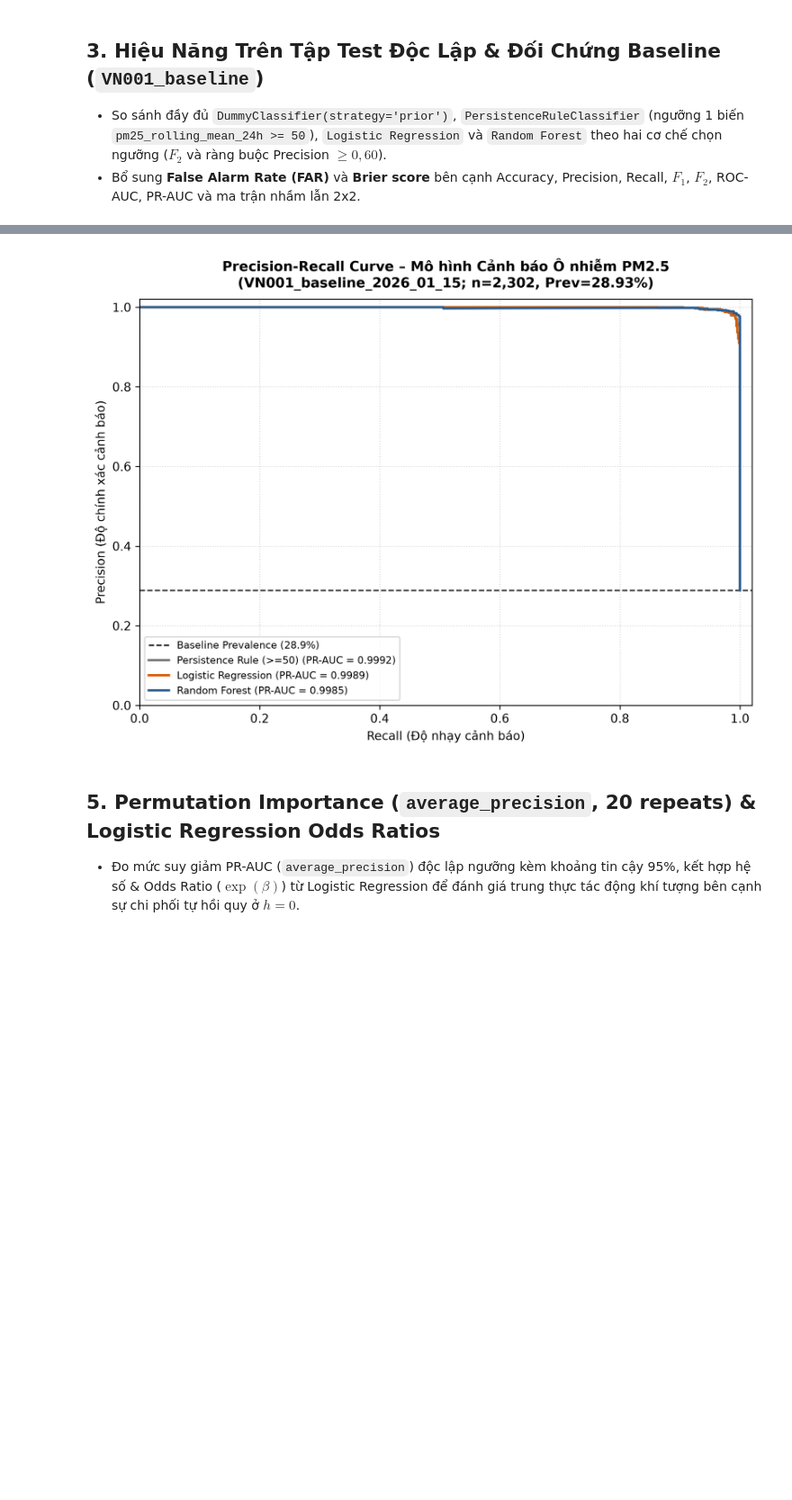
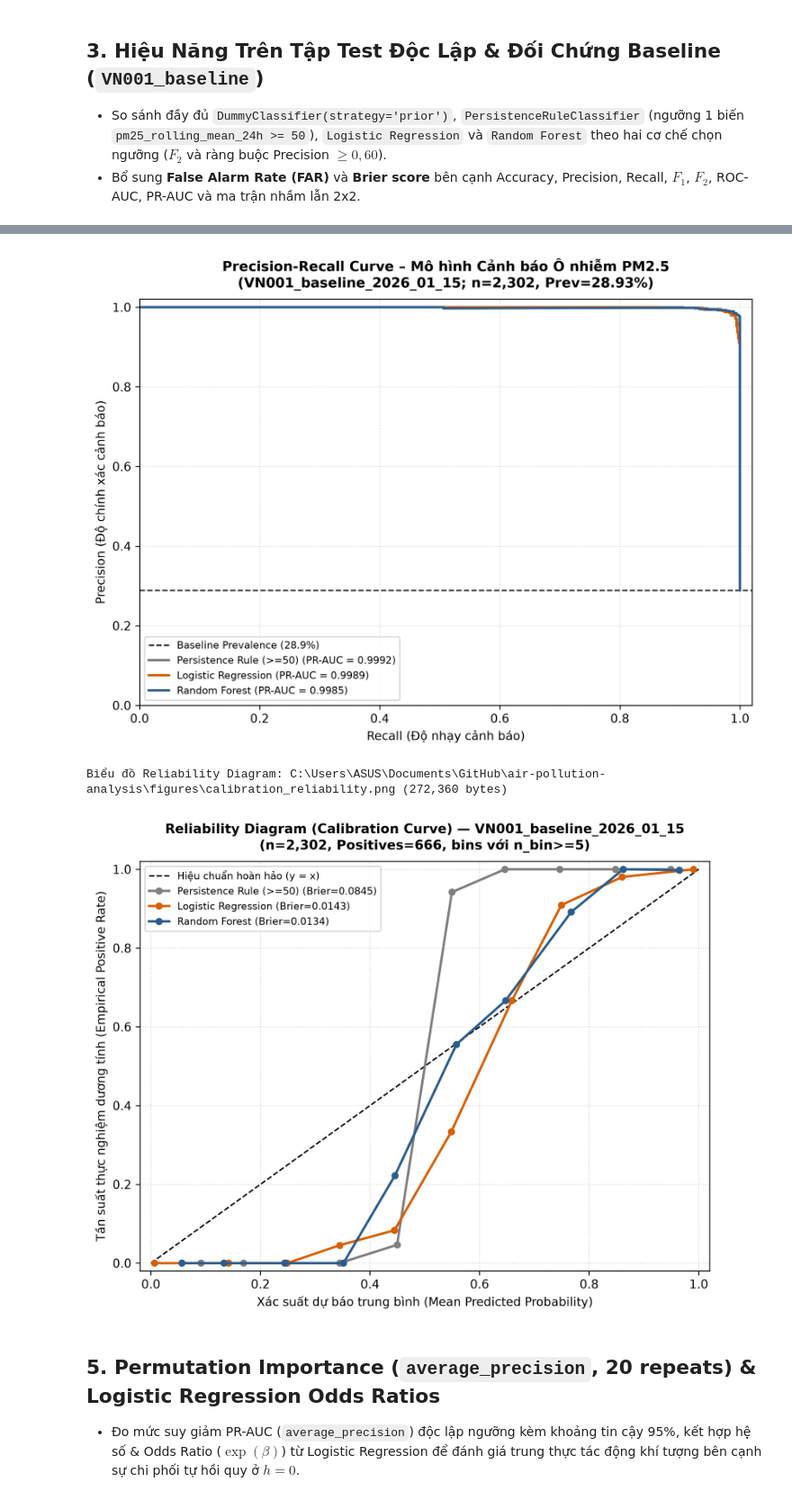
Before and after one commit to doctor-cato/air-pollution-analysis, a Jupyter notebook: notebooks/07_classification_alerts.ipynb, the cells around one changed output, grey strips where cells are left out. Shown at 90% size. Drawn from its saved outputs; the diff is of its cells as text; code cells hidden in the pictures; blank space fills up the shorter version.

```diff
--- a/notebooks/07_classification_alerts.ipynb
+++ b/notebooks/07_classification_alerts.ipynb
@@ -166,10 +208,15 @@ BẢNG HIỆU NĂNG PHÂN LOẠI TRÊN TẬP TEST ĐỘC LẬP (VN001 BASELINE):
 # %%
 pr_path = FIGURES_DIR / "precision_recall_curve.png"
+cal_path = FIGURES_DIR / "calibration_reliability.png"
 print(f"Biểu đồ PR Curve: {pr_path.resolve()} ({pr_path.stat().st_size:,} bytes)")
 display(Image(filename=str(pr_path)))
+print(f"Biểu đồ Reliability Diagram: {cal_path.resolve()} ({cal_path.stat().st_size:,} bytes)")
+display(Image(filename=str(cal_path)))
 # %% [output]
 Biểu đồ PR Curve: C:\Users\ASUS\Documents\GitHub\air-pollution-analysis\figures\precision_recall_curve.png (165,650 bytes)
 [figure]
+Biểu đồ Reliability Diagram: C:\Users\ASUS\Documents\GitHub\air-pollution-analysis\figures\calibration_reliability.png (272,360 bytes)
+[figure, added]
 # %% [markdown]
 ## 5. Permutation Importance (`average_precision`, 20 repeats) & Logistic Regression Odds Ratios
 
```
Also changed, not shown: parts of 9 cells of this notebook, 15 other files.
